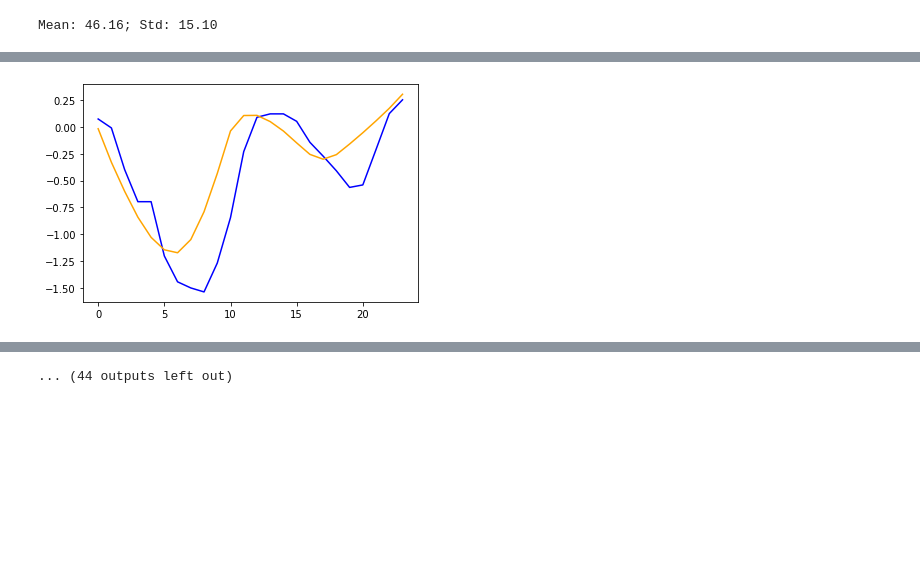
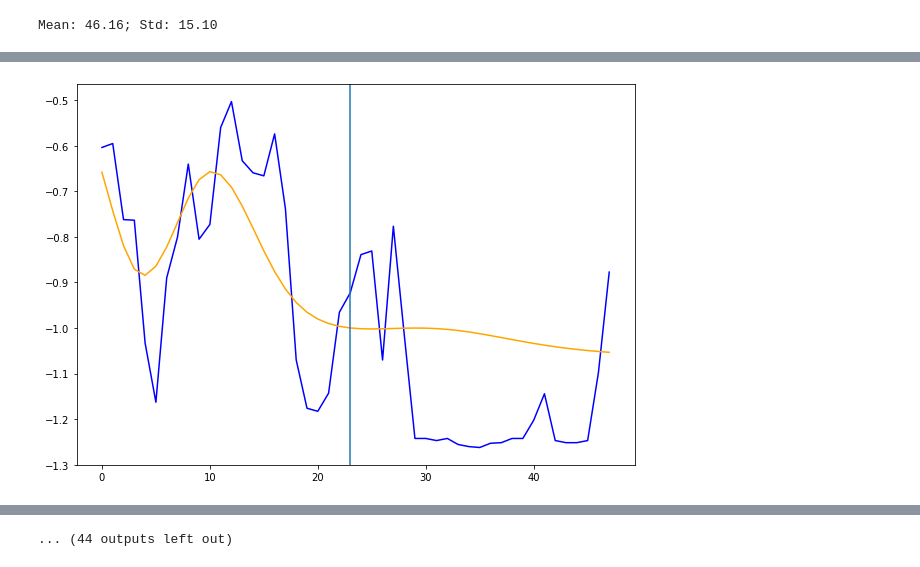
Before and after one commit to NonoMalpi/electricity, a Jupyter notebook: notebooks/neuralODE.ipynb, the cells around one changed output, grey strips where cells are left out. Saved outputs shown, nothing was run; the diff lists cells and outputs as text; code cells hidden in the pictures; blank space fills up the shorter version.

```diff
--- a/notebooks/neuralODE.ipynb
+++ b/notebooks/neuralODE.ipynb
@@ -71,0 +75,5 @@ Mean: 46.16; Std: 15.10
+# %%
+# strategy: start with a single point, fit on a small window until convergence, then increase window length and so on
+# https://diffeqflux.sciml.ai/dev/examples/local_minima/#Iterative-Growing-Of-Fits-to-Reduce-Probability-of-Bad-Local-Minima
+s = 3326
+y0 = torch.from_numpy(np.stack([y_true[s]], axis=0)).float()
@@ -77,37 +147,37 @@ rnn_hidden = 25 # Dimension of the hidden layer in the recurrentNN encoder
 nbatch = 1 # Number of samples in each minibatch
 ode_hidden = 20 # Dimension of the hidden layer in the latent neural ODE
 dec_hidden = 20 # Dimenson of the hidden layer in the NN decoder
-noise_std = 0.1 #
+noise_std = 0.5 #
 
 lr = 1e-3 # learning rate
-epochs = 200 # number of epochs
+#TODO: Adaptative epochs, the longer the trajectory the longer the epochs
+epochs = 800 # number of epochs
 trajectory_time_base = 24 # number of timesteps that enter into the encoder and the neural ODE must integrate
-s = 332
-#s = 40000
+time_step = 6
+#s = 3320
+s = 40000
 # %%
 # define architecture
 rnn = RecurrentNN(obs_dim=obs_dim, latent_dim=latent_dim, nhidden=rnn_hidden, nbatch=nbatch)
-func = LatentODE(latent_dim=latent_dim, nhidden=ode_hidden)
+latent_func = LatentODE(latent_dim=latent_dim, nhidden=ode_hidden)
 dec = Decoder(latent_dim=latent_dim, obs_dim=obs_dim, nhidden=dec_hidden)
 
-params = (list(rnn.parameters()) + list(func.parameters()) + list(dec.parameters()))
+params = (list(rnn.parameters()) + list(latent_func.parameters()) + list(dec.parameters()))
 
 optimizer = torch.optim.Adam(params, lr=lr)
 loss_meter = RunningAverageMeter()
 # %%
-for j in range(1, 8):
-    trajectory_time = trajectory_time_base*j
+for j in range(31):
+    trajectory_time = trajectory_time_base + time_step*j
     batch = torch.from_numpy(np.stack([y_true[s: s+trajectory_time]], axis=0)).float()
     samp_ts = time_tensor[:trajectory_time].float()
 
-    print("="*30)
     start = time.time()
     loss_meter = RunningAverageMeter()
+
     for i in range(1, epochs+1):
 
         optimizer.zero_grad()
-
-        #batch, samp_ts, s = get_batch(y_true=y_true, t=time_tensor, batch_size=nbatch, trajectory_time=trajectory_time)
 
         # infer q(z_0) running the RecurrentNN in reversed order
         h = rnn.init_hidden()
@@ -127,7 +197,7 @@ for j in range(1, 8):
 
         # compute ODE in latent space for samp_ts steps and initial value z0
         # shape after permute: (nbatch, nsample, latent_dim)
-        pred_z = odeint(func=func, y0=z0, t=samp_ts).permute(1, 0, 2)
+        pred_z = odeint(func=latent_func, y0=z0, t=samp_ts).permute(1, 0, 2)
 
         # decode pred_z from latent space to observation space, pred_x shape: (nbatch, nsamples, obs_dim)
         pred_x = dec(pred_z)
@@ -153,22 +223,54 @@ for j in range(1, 8):
         # Resources:
         # https://towardsdatascience.com/understanding-variational-autoencoders-vaes-f70510919f73
         # https://en.wikipedia.org/wiki/Evidence_lower_bound
-        # TODO: Find how to improve logpx error, since its contribution to the loss is higher
-        # kl is close to zero, meaning that qz0 is close to N(0, I)
         loss = torch.mean(-logpx + analytic_kl, dim=0)
 
         loss.backward()
         optimizer.step()
         loss_meter.update(loss.item())
 
-        if i % 50 == 0:
-            end = time.time()
-            training_time = (end-start) / 60
-            log = f"Iteration {j}: {i:04d} | total loss {-loss_meter.avg:.6f} | Time: {training_time:.2f} mins"
-            print(log)
-            plot_y_y_pred(y_true=batch, y_pred=pred_x, t=samp_ts)
-            start = time.time()
-            #plt.show()
-            #fig.suptitle(log)
-            #plt.pause(3)
+        if j % 5 == 0:
+            if i == 1:
+                print("="*50)
+                log = f"Iteration {j}: {i:04d} | total loss {-loss_meter.avg:.6f}"
+                print(log)
+                plot_y_y_pred(y_true=batch, y_pred=pred_x, t=samp_ts)
+
+            if i % 400 == 0:
+                end = time.time()
+                training_time = (end-start) / 60
+                log = f"Iteration {j}: {i:04d} | total loss {-loss_meter.avg:.6f} | Time: {training_time:.2f} mins"
+                print(log)
+                plot_y_y_pred(y_true=batch, y_pred=pred_x, t=samp_ts)
+                start = time.time()
+
+            if i == epochs:
+
+                print("Prediction")
+
+                # test learnt dyanmic
+                trajectory_time_test = trajectory_time + int(trajectory_time_base*1)
+                batch_test = torch.from_numpy(np.stack([y_true[s: s+trajectory_time_test]], axis=0)).float()
+                samp_ts_test = time_tensor[:trajectory_time_test].float()
+
+                with torch.no_grad():
+
+                    h = rnn.init_hidden()
+                    for t in reversed(range(samp_ts.shape[0])):
+                        obs = batch[:, t, :]
+                        out, h = rnn.forward(x=obs, h=h)
+
+                    qz0_mean, qz0_logvar = out[:, :latent_dim], out[:, latent_dim:]
+                    epsilon = torch.randn(qz0_mean.size())
+                    z0 = qz0_mean + epsilon * torch.exp(0.5 * qz0_logvar)
+
+                    pred_z = odeint(func=latent_func, y0=z0, t=samp_ts_test).permute(1, 0, 2)
+
+                    y_pred = dec(pred_z)
+
+                fig, ax = plt.subplots(figsize=(10, 7))
+                ax.plot(samp_ts_test, batch_test.reshape(-1), color="blue")
+                ax.plot(samp_ts_test, y_pred.reshape(-1), color="orange")
+                ax.axvline(x=samp_ts.max().item())
+                plt.show()
 # %% [output]
@@ -183 +285 @@ Iteration 1: 0200 | total loss -220.274596 | Time: 0.13 mins
-[figure, old version]
+[figure, new version]
```
Also changed, not shown: parts of 14 cells of this notebook, 2 other files.
